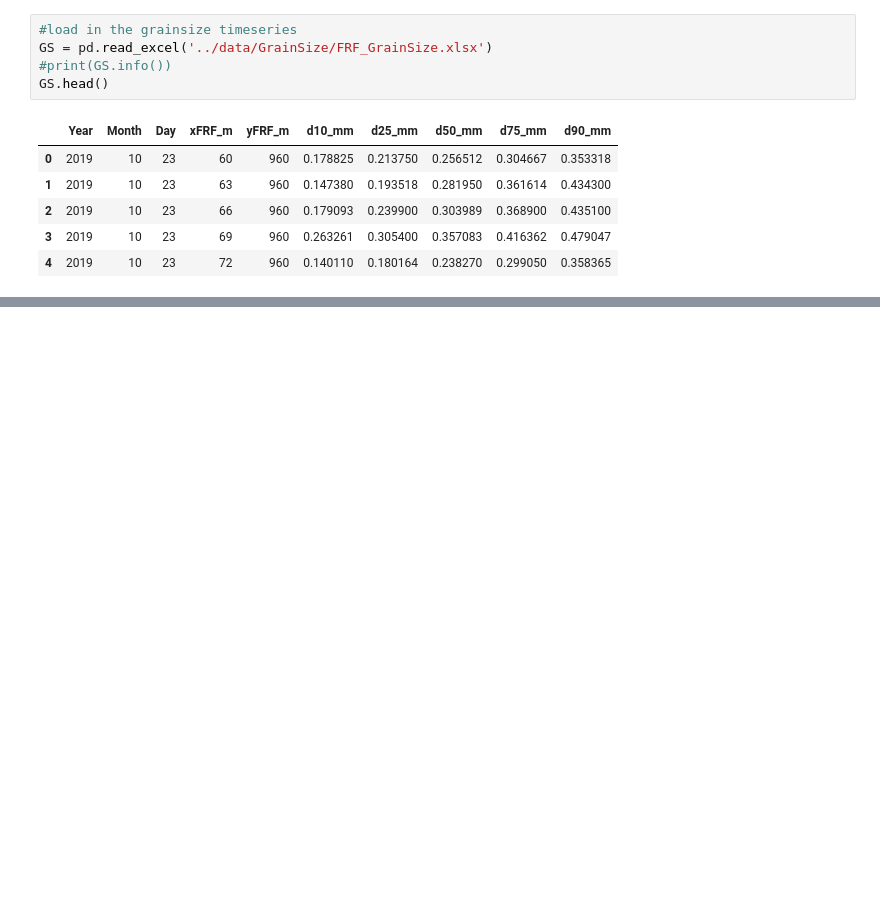
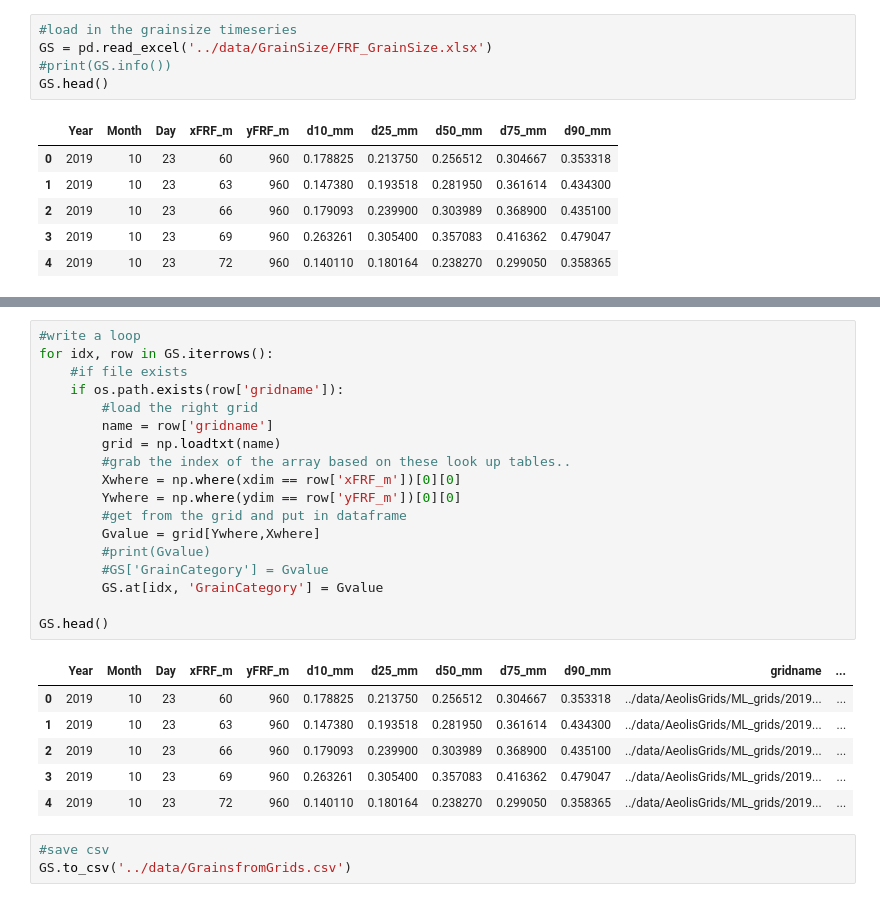
Before and after one commit to ebgoldstein/FRF_GrainSize, a Jupyter notebook: src/GrainSizeClasses_from_grids.ipynb, the cells around one changed output, grey strips where cells are left out. Drawn from its saved outputs; the diff is of its cells as text; blank space fills up the shorter version.

```diff
--- a/src/GrainSizeClasses_from_grids.ipynb
+++ b/src/GrainSizeClasses_from_grids.ipynb
@@ -22,0 +54,28 @@ GS['gridname'][0]
+# %%
+#write a loop
+for idx, row in GS.iterrows():
+    #if file exists
+    if os.path.exists(row['gridname']):
+        #load the right grid
+        name = row['gridname']
+        grid = np.loadtxt(name)
+        #grab the index of the array based on these look up tables..
+        Xwhere = np.where(xdim == row['xFRF_m'])[0][0]
+        Ywhere = np.where(ydim == row['yFRF_m'])[0][0]
+        #get from the grid and put in dataframe
+        Gvalue = grid[Ywhere,Xwhere]
+        #print(Gvalue)
+        #GS['GrainCategory'] = Gvalue
+        GS.at[idx, 'GrainCategory'] = Gvalue
+
+GS.head()
+# %% [output]
+|  | Year | Month | Day | xFRF_m | yFRF_m | d10_mm | d25_mm | d50_mm | d75_mm | d90_mm | gridname | ... |
+| 0 | 2019 | 10 | 23 | 60 | 960 | 0.178825 | 0.213750 | 0.256512 | 0.304667 | 0.353318 | ../data/AeolisGrids/ML_grids/2019... | ... |
+| 1 | 2019 | 10 | 23 | 63 | 960 | 0.147380 | 0.193518 | 0.281950 | 0.361614 | 0.434300 | ../data/AeolisGrids/ML_grids/2019... | ... |
+| 2 | 2019 | 10 | 23 | 66 | 960 | 0.179093 | 0.239900 | 0.303989 | 0.368900 | 0.435100 | ../data/AeolisGrids/ML_grids/2019... | ... |
+| 3 | 2019 | 10 | 23 | 69 | 960 | 0.263261 | 0.305400 | 0.357083 | 0.416362 | 0.479047 | ../data/AeolisGrids/ML_grids/2019... | ... |
+| 4 | 2019 | 10 | 23 | 72 | 960 | 0.140110 | 0.180164 | 0.238270 | 0.299050 | 0.358365 | ../data/AeolisGrids/ML_grids/2019... | ... |
+# %%
+#save csv
+GS.to_csv('../data/GrainsfromGrids.csv')
```
Also changed, not shown: parts of 17 cells of this notebook, 1 other file.
